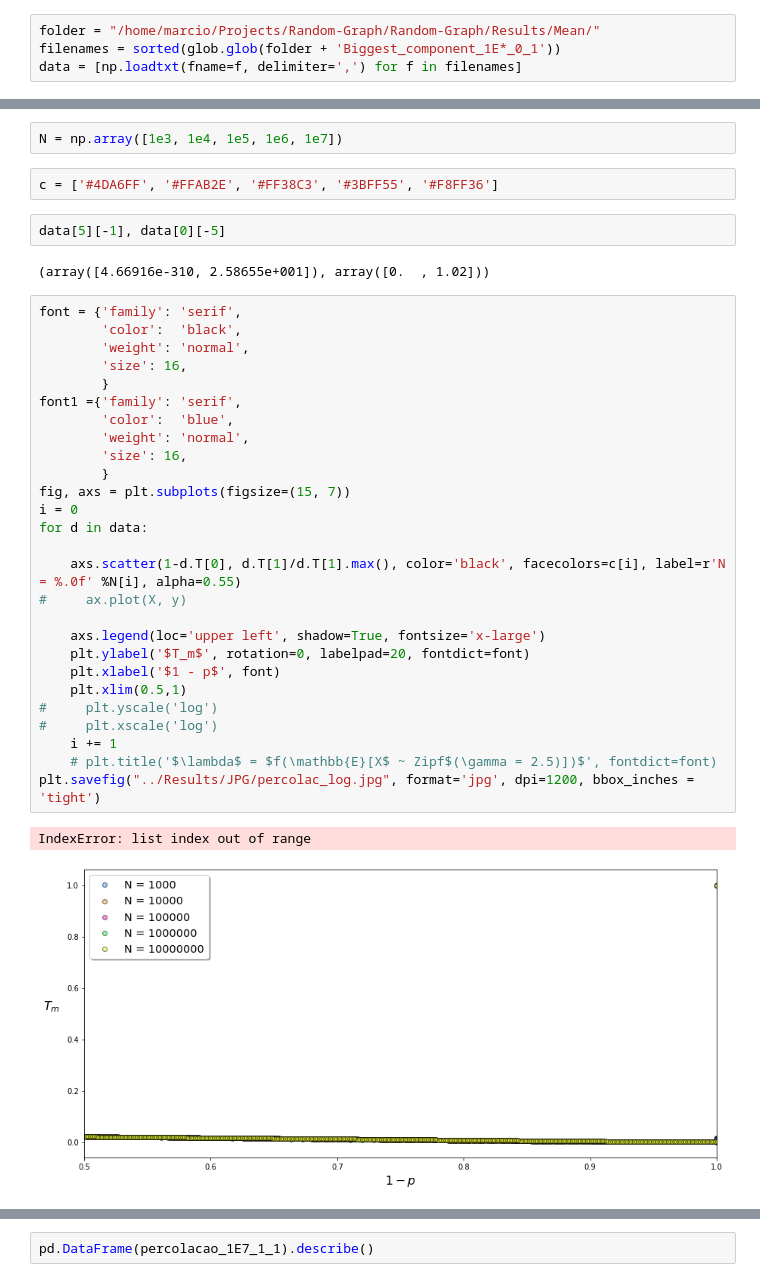
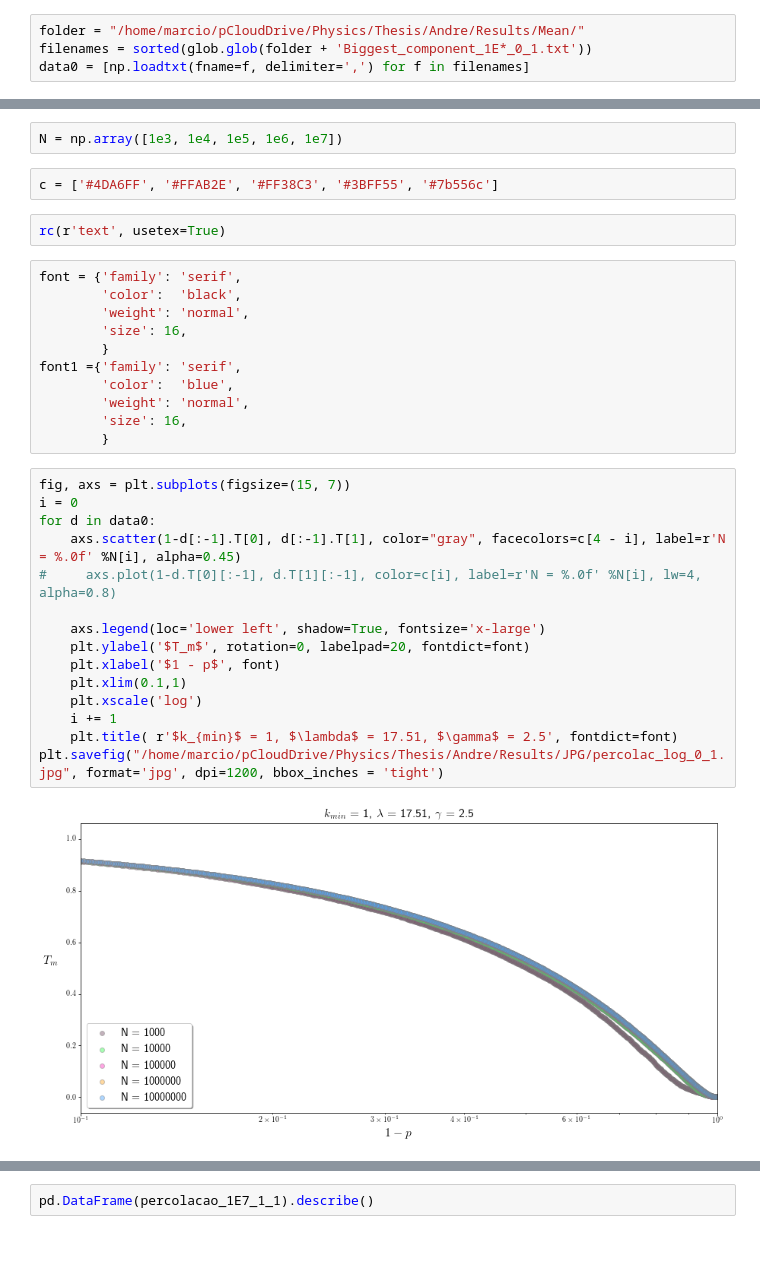
Before and after one commit to marciomacielbastos/Random-Graph, a Jupyter notebook: NB/Tsalis_Percolacao.ipynb, the cells around one changed output, grey strips where cells are left out. Saved outputs shown, nothing was run; the diff lists cells and outputs as text; blank space fills up the shorter version.

Commit message:
some graphs

```diff
--- a/NB/Tsalis_Percolacao.ipynb
+++ b/NB/Tsalis_Percolacao.ipynb
@@ -11,5 +13,5 @@ import pandas as pd
 import glob
 # %%
-folder = "/home/marcio/Projects/Random-Graph/Random-Graph/Results/Mean/"
-filenames = sorted(glob.glob(folder + 'Biggest_component_1E*_0_1'))
-data = [np.loadtxt(fname=f, delimiter=',') for f in filenames]
+folder = "/home/marcio/pCloudDrive/Physics/Thesis/Andre/Results/Mean/"
+filenames = sorted(glob.glob(folder + 'Biggest_component_1E*_0_1.txt'))
+data0 = [np.loadtxt(fname=f, delimiter=',') for f in filenames]
@@ -34,38 +26,34 @@ array([-0.13753367])
 # %%
 N = np.array([1e3, 1e4, 1e5, 1e6, 1e7])
 # %%
-c = ['#4DA6FF', '#FFAB2E', '#FF38C3', '#3BFF55', '#F8FF36']
+c = ['#4DA6FF', '#FFAB2E', '#FF38C3', '#3BFF55', '#7b556c']
-# %%
-data[5][-1], data[0][-5]
-# %% [output]
-(array([4.66916e-310, 2.58655e+001]), array([0.  , 1.02]))
+# %%
+rc(r'text', usetex=True)
+# %%
+font = {'family': 'serif',
+        'color':  'black',
+        'weight': 'normal',
+        'size': 16,
+        }
+font1 ={'family': 'serif',
+        'color':  'blue',
+        'weight': 'normal',
+        'size': 16,
+        }
 # %%
-font = {'family': 'serif',
-        'color':  'black',
-        'weight': 'normal',
-        'size': 16,
-        }
-font1 ={'family': 'serif',
-        'color':  'blue',
-        'weight': 'normal',
-        'size': 16,
-        }
 fig, axs = plt.subplots(figsize=(15, 7))
 i = 0
-for d in data:
+for d in data0:
+    axs.scatter(1-d[:-1].T[0], d[:-1].T[1], color="gray", facecolors=c[4 - i], label=r'N = %.0f' %N[i], alpha=0.45)
+#     axs.plot(1-d.T[0][:-1], d.T[1][:-1], color=c[i], label=r'N = %.0f' %N[i], lw=4, alpha=0.8)
 
-    axs.scatter(1-d.T[0], d.T[1]/d.T[1].max(), color='black', facecolors=c[i], label=r'N = %.0f' %N[i], alpha=0.55)
-#     ax.plot(X, y)
-
-    axs.legend(loc='upper left', shadow=True, fontsize='x-large')
+    axs.legend(loc='lower left', shadow=True, fontsize='x-large')
     plt.ylabel('$T_m$', rotation=0, labelpad=20, fontdict=font)
     plt.xlabel('$1 - p$', font)
-    plt.xlim(0.5,1)
-#     plt.yscale('log')
-#     plt.xscale('log')
+    plt.xlim(0.1,1)
+    plt.xscale('log')
     i += 1
-    # plt.title('$\lambda$ = $f(\mathbb{E}[X$ ~ Zipf$(\gamma = 2.5)])$', fontdict=font)
-plt.savefig("../Results/JPG/percolac_log.jpg", format='jpg', dpi=1200, bbox_inches = 'tight')
+    plt.title( r'$k_{min}$ = 1, $\lambda$ = 17.51, $\gamma$ = 2.5', fontdict=font)
+plt.savefig("/home/marcio/pCloudDrive/Physics/Thesis/Andre/Results/JPG/percolac_log_0_1.jpg", format='jpg', dpi=1200, bbox_inches = 'tight')
 # %% [output]
-IndexError: list index out of range
-[figure, old version]
+[figure, new version]
```
Also changed, not shown: parts of 27 cells of this notebook, 3 other files.
